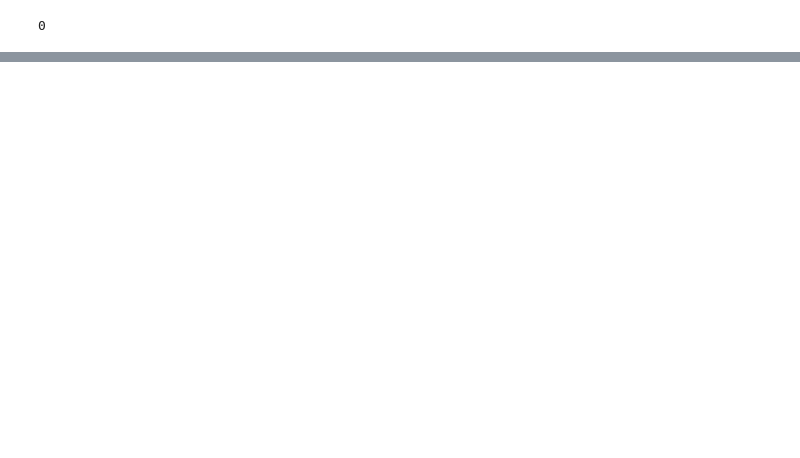
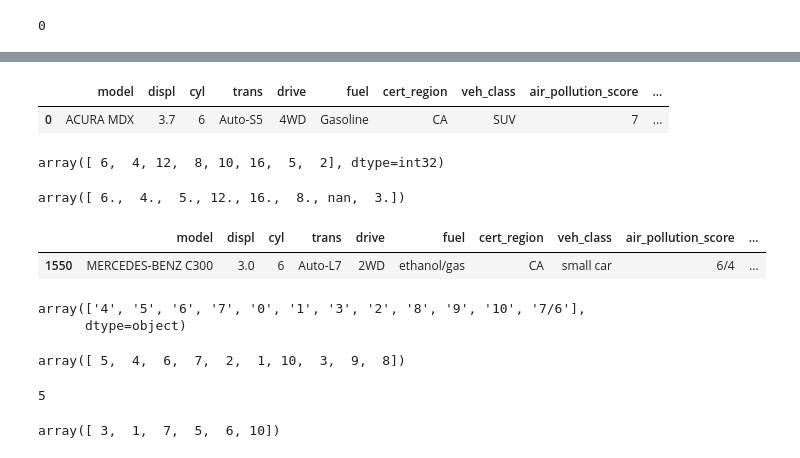
Before and after one commit to crudables/Data-Analys, a Jupyter notebook: alx_vehicle.ipynb, the cells around one changed output, grey strips where cells are left out. Saved outputs shown, nothing was run; the diff lists cells and outputs as text; code cells hidden in the pictures; blank space fills up the shorter version.

```diff
--- a/alx_vehicle.ipynb
+++ b/alx_vehicle.ipynb
@@ -486,0 +271,5 @@ NameError: ignored
+# %%
+CA_08df.head(1)
+# %% [output]
+|  | model | displ | cyl | trans | drive | fuel | cert_region | veh_class | air_pollution_score | ... |
+| 0 | ACURA MDX | 3.7 | 6 | Auto-S5 | 4WD | Gasoline | CA | SUV | 7 | ... |
@@ -486,0 +280,22 @@ NameError: ignored
+# %%
+CA_08df.cyl.unique()
+# %% [output]
+array([ 6,  4, 12,  8, 10, 16,  5,  2], dtype=int32)
+# %%
+CA_18df.cyl.unique()
+# %% [output]
+array([ 6.,  4.,  5., 12., 16.,  8., nan,  3.])
+# %%
+CA_08df[CA_08df.fuel == 'ethanol/gas']
+# %% [output]
+|  | model | displ | cyl | trans | drive | fuel | cert_region | veh_class | air_pollution_score | ... |
+| 1550 | MERCEDES-BENZ C300 | 3.0 | 6 | Auto-L7 | 2WD | ethanol/gas | CA | small car | 6/4 | ... |
+# %%
+CA_08df.greenhouse_gas_score.unique()
+# %% [output]
+array(['4', '5', '6', '7', '0', '1', '3', '2', '8', '9', '10', '7/6'],
+      dtype=object)
+# %%
+CA_18df.greenhouse_gas_score.unique()
+# %% [output]
+array([ 5,  4,  6,  7,  2,  1, 10,  3,  9,  8])
@@ -486,0 +304,8 @@ NameError: ignored
+# %%
+CA_08df.air_pollution_score.nunique()
+# %% [output]
+5
+# %%
+CA_18df.air_pollution_score.unique()
+# %% [output]
+array([ 3,  1,  7,  5,  6, 10])
```
Also changed, not shown: parts of 56 cells of this notebook.
